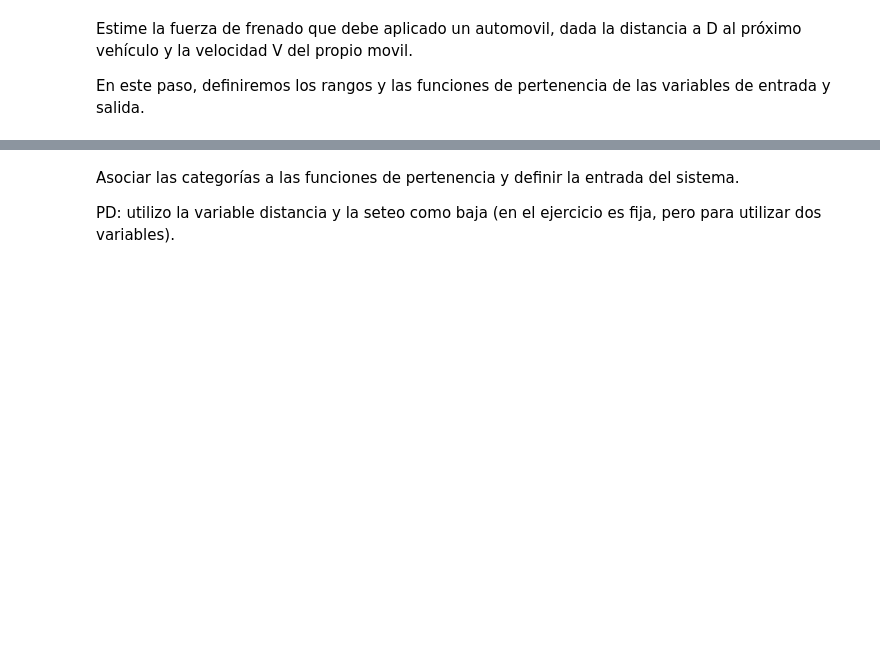
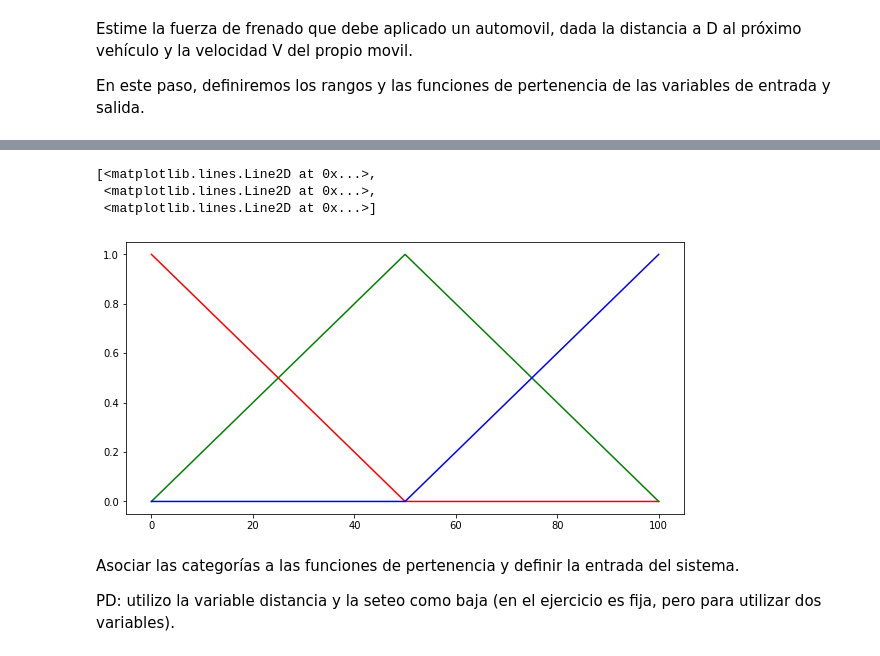
Before and after one commit to agustinsilva447/Artificial-Inteligence, a Jupyter notebook: TP3.2/AI_guia3_Mamdani.ipynb, the cells around one changed output, grey strips where cells are left out. Saved outputs shown, nothing was run; the diff lists cells and outputs as text; code cells hidden in the pictures; blank space fills up the shorter version.

```diff
--- a/TP3.2/AI_guia3_Mamdani.ipynb
+++ b/TP3.2/AI_guia3_Mamdani.ipynb
@@ -71,3 +49,15 @@ freno_alto = fuzz.trimf(freno, [50, 100, 100])
+# %%
+########## SALIDA ########################
+freno = np.arange(0,101, 1)
+freno_chico = fuzz.trimf(freno, [0, 0, 50])
+freno_medio = fuzz.trimf(freno, [0, 50, 100])
+freno_alto = fuzz.trimf(freno, [50, 100, 100])
+plot(freno_chico, 'r', freno_medio, 'g', freno_alto, 'b')
+# %% [output]
+[<matplotlib.lines.Line2D at 0x...>,
+ <matplotlib.lines.Line2D at 0x...>,
+ <matplotlib.lines.Line2D at 0x...>]
+[figure, added]
 # %% [markdown]
 Asociar las categorías a las funciones de pertenencia y definir la entrada del sistema.
 
```
Also changed, not shown: parts of 10 cells of this notebook.
